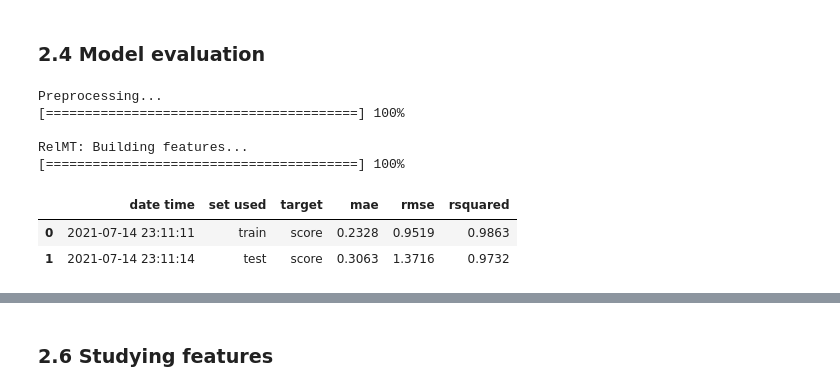
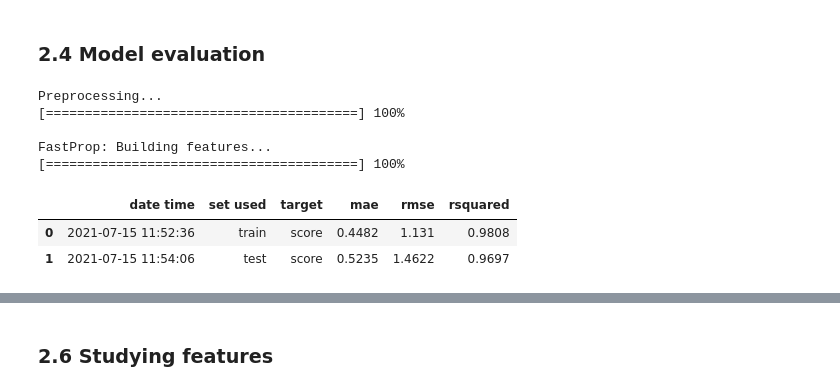
Before and after one commit to getml/getml-demo, a Jupyter notebook: sfscores.ipynb, the cells around one changed output, grey strips where cells are left out. Drawn from its saved outputs; the diff is of its cells as text; code cells hidden in the pictures.

```diff
--- a/sfscores.ipynb
+++ b/sfscores.ipynb
@@ -301,10 +301,6 @@ fast_prop = getml.feature_learning.FastProp(
     loss_function=getml.feature_learning.loss_functions.SquareLoss,
     aggregation=getml.feature_learning.FastProp.agg_sets.All,
     num_threads=1,
-)
-
-multirel = getml.feature_learning.Multirel(
-    loss_function=getml.feature_learning.loss_functions.SquareLoss,
 )
 
 relboost = getml.feature_learning.Relboost(
@@ -317,6 +313,16 @@ relmt = getml.feature_learning.RelMT(
     num_threads=1,
 )
 
-predictor = getml.predictors.XGBoostRegressor()
+predictor = getml.predictors.XGBoostRegressor(n_jobs=1)
 # %% [markdown]
 __Build the pipeline__
+# %%
+pipe1 = getml.pipeline.Pipeline(
+    tags=['fast_prop'],
+    data_model=star_schema.data_model,
+    preprocessors=[mapping],
+    feature_learners=[fast_prop],
+    predictors=[predictor]
+)
+
+pipe1
@@ -354,7 +413,7 @@ Preprocessing...
 
 INFO [FOREIGN KEYS NOT FOUND]: When joining POPULATION__STAGING_TABLE_1 and VIOLATIONS__STAGING_TABLE_3 over 'business_id' and 'business_id', there are no corresponding entries for 5.685426% of entrie ...
 # %%
-pipe.fit(star_schema.train)
+pipe1.fit(star_schema.train)
 # %% [output]
 Checking data model...
 
@@ -388,13 +573,13 @@ url: http://localhost:1709/#/getpipeline/sfscores/Wc7RPt/0/
 # %% [markdown]
 ### 2.4 Model evaluation
 # %%
-pipe.score(star_schema.test)
+pipe1.score(star_schema.test)
 # %% [output]
 Preprocessing...
 [========================================] 100%
 
-RelMT: Building features...
+FastProp: Building features...
 [========================================] 100%
 |  | date time | set used | target | mae | rmse | rsquared |
-| 0 | 2021-07-14 23:11:11 | train | score | 0.2328 | 0.9519 | 0.9863 |
-| 1 | 2021-07-14 23:11:14 | test | score | 0.3063 | 1.3716 | 0.9732 |
+| 0 | 2021-07-15 11:52:36 | train | score | 0.4482 | 1.131 | 0.9808 |
+| 1 | 2021-07-15 11:54:06 | test | score | 0.5235 | 1.4622 | 0.9697 |
```
Also changed, not shown: parts of 23 cells of this notebook.
